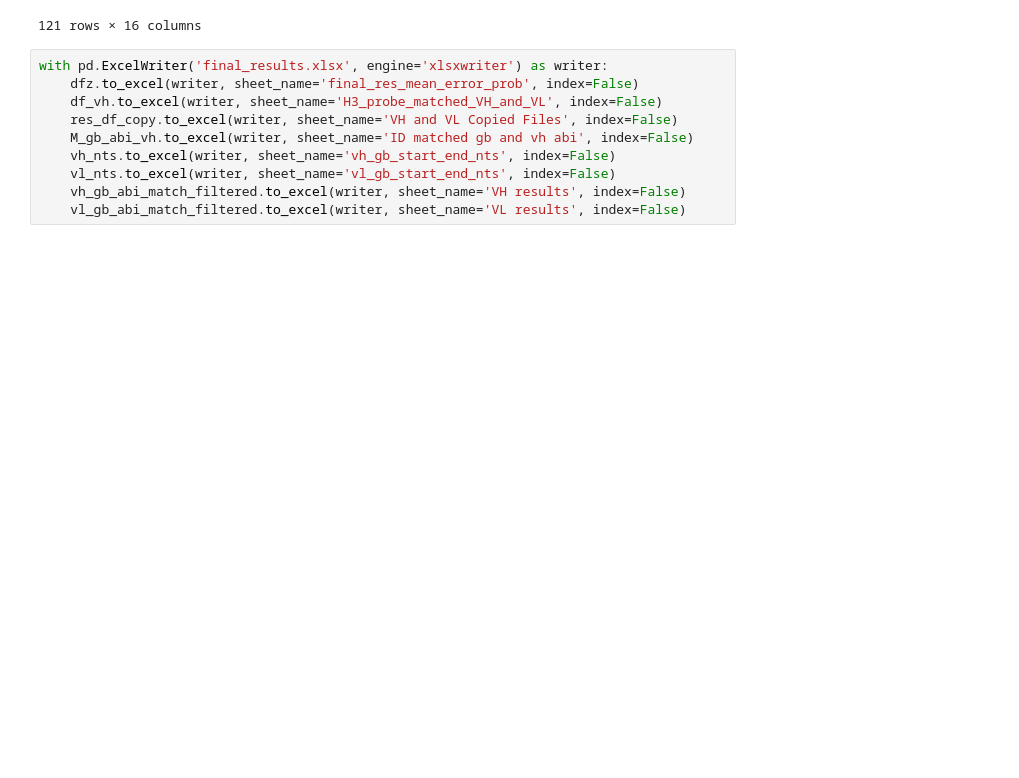
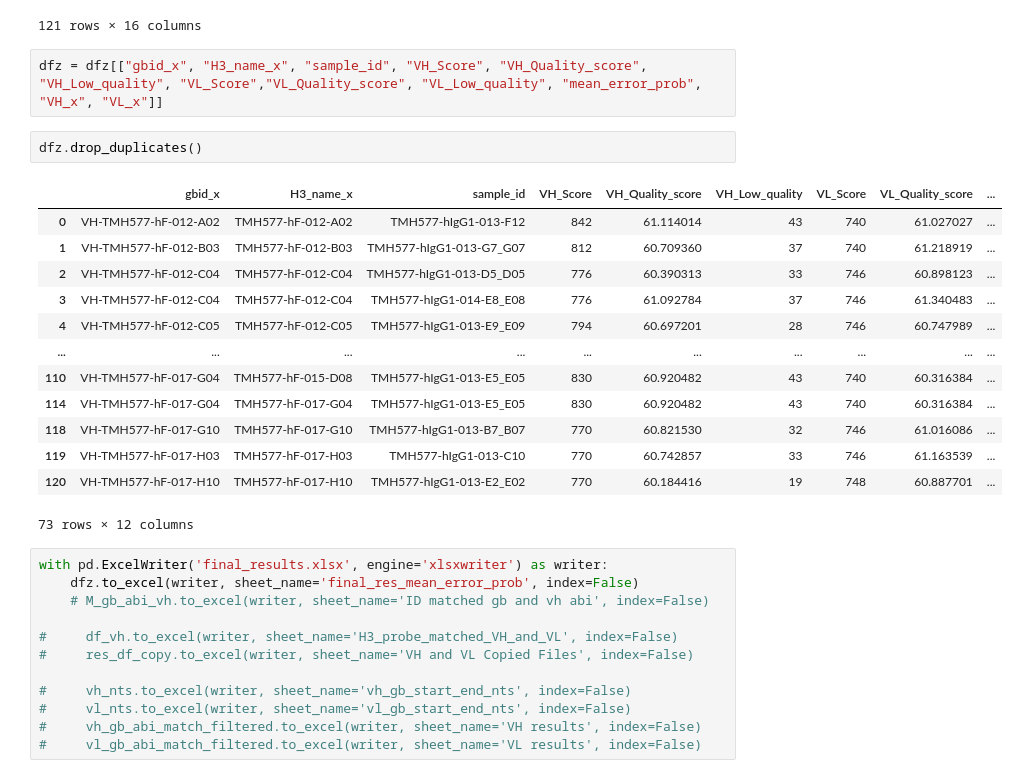
Before and after one commit to rosaak/ny-immuno-sanger, a Jupyter notebook: nbs2/vh_vl_splitter.ipynb, the cells around one changed output. Cells and saved outputs as stored; diff of their text form; blank space fills up the shorter version.

```diff
--- a/nbs2/vh_vl_splitter.ipynb
+++ b/nbs2/vh_vl_splitter.ipynb
@@ -463,13 +463,33 @@ dfz
 | 119 | VH-TMH577-hF-017-H03 | TMH577-hF-017-H03 | TMH577-hIgG1-013-C10 | 770 | 60.742857 | 33 | TMH577-hIgG1-013-C10_GATC-VH60-26... | TMH577-hIgG1-013-C10_VL79.abi | VL-TMH577-hF-017-H03 | ... |
 | 120 | VH-TMH577-hF-017-H10 | TMH577-hF-017-H10 | TMH577-hIgG1-013-E2_E02 | 770 | 60.184416 | 19 | TMH577-hIgG1-013-E2_E02_GATC-VH60... | TMH577-hIgG1-013-E2_E02_VL79.abi | VL-TMH577-hF-017-H10 | ... |
 121 rows × 16 columns
+# %%
+dfz = dfz[["gbid_x", "H3_name_x", "sample_id", "VH_Score", "VH_Quality_score", "VH_Low_quality", "VL_Score","VL_Quality_score", "VL_Low_quality", "mean_error_prob", "VH_x", "VL_x"]]
+# %%
+dfz.drop_duplicates()
+# %% [output]
+|  | gbid_x | H3_name_x | sample_id | VH_Score | VH_Quality_score | VH_Low_quality | VL_Score | VL_Quality_score | ... |
+| 0 | VH-TMH577-hF-012-A02 | TMH577-hF-012-A02 | TMH577-hIgG1-013-F12 | 842 | 61.114014 | 43 | 740 | 61.027027 | ... |
+| 1 | VH-TMH577-hF-012-B03 | TMH577-hF-012-B03 | TMH577-hIgG1-013-G7_G07 | 812 | 60.709360 | 37 | 740 | 61.218919 | ... |
+| 2 | VH-TMH577-hF-012-C04 | TMH577-hF-012-C04 | TMH577-hIgG1-013-D5_D05 | 776 | 60.390313 | 33 | 746 | 60.898123 | ... |
+| 3 | VH-TMH577-hF-012-C04 | TMH577-hF-012-C04 | TMH577-hIgG1-014-E8_E08 | 776 | 61.092784 | 37 | 746 | 61.340483 | ... |
+| 4 | VH-TMH577-hF-012-C05 | TMH577-hF-012-C05 | TMH577-hIgG1-013-E9_E09 | 794 | 60.697201 | 28 | 746 | 60.747989 | ... |
+| ... | ... | ... | ... | ... | ... | ... | ... | ... | ... |
+| 110 | VH-TMH577-hF-017-G04 | TMH577-hF-015-D08 | TMH577-hIgG1-013-E5_E05 | 830 | 60.920482 | 43 | 740 | 60.316384 | ... |
+| 114 | VH-TMH577-hF-017-G04 | TMH577-hF-017-G04 | TMH577-hIgG1-013-E5_E05 | 830 | 60.920482 | 43 | 740 | 60.316384 | ... |
+| 118 | VH-TMH577-hF-017-G10 | TMH577-hF-017-G10 | TMH577-hIgG1-013-B7_B07 | 770 | 60.821530 | 32 | 746 | 61.016086 | ... |
+| 119 | VH-TMH577-hF-017-H03 | TMH577-hF-017-H03 | TMH577-hIgG1-013-C10 | 770 | 60.742857 | 33 | 746 | 61.163539 | ... |
+| 120 | VH-TMH577-hF-017-H10 | TMH577-hF-017-H10 | TMH577-hIgG1-013-E2_E02 | 770 | 60.184416 | 19 | 748 | 60.887701 | ... |
+73 rows × 12 columns
 # %%
 with pd.ExcelWriter('final_results.xlsx', engine='xlsxwriter') as writer:
     dfz.to_excel(writer, sheet_name='final_res_mean_error_prob', index=False)
-    df_vh.to_excel(writer, sheet_name='H3_probe_matched_VH_and_VL', index=False)
-    res_df_copy.to_excel(writer, sheet_name='VH and VL Copied Files', index=False)
-    M_gb_abi_vh.to_excel(writer, sheet_name='ID matched gb and vh abi', index=False)
-    vh_nts.to_excel(writer, sheet_name='vh_gb_start_end_nts', index=False)
-    vl_nts.to_excel(writer, sheet_name='vl_gb_start_end_nts', index=False)
-    vh_gb_abi_match_filtered.to_excel(writer, sheet_name='VH results', index=False)
-    vl_gb_abi_match_filtered.to_excel(writer, sheet_name='VL results', index=False)
+    # M_gb_abi_vh.to_excel(writer, sheet_name='ID matched gb and vh abi', index=False)
+
+#     df_vh.to_excel(writer, sheet_name='H3_probe_matched_VH_and_VL', index=False)
+#     res_df_copy.to_excel(writer, sheet_name='VH and VL Copied Files', index=False)
+
+#     vh_nts.to_excel(writer, sheet_name='vh_gb_start_end_nts', index=False)
+#     vl_nts.to_excel(writer, sheet_name='vl_gb_start_end_nts', index=False)
+#     vh_gb_abi_match_filtered.to_excel(writer, sheet_name='VH results', index=False)
+#     vl_gb_abi_match_filtered.to_excel(writer, sheet_name='VL results', index=False)
```
